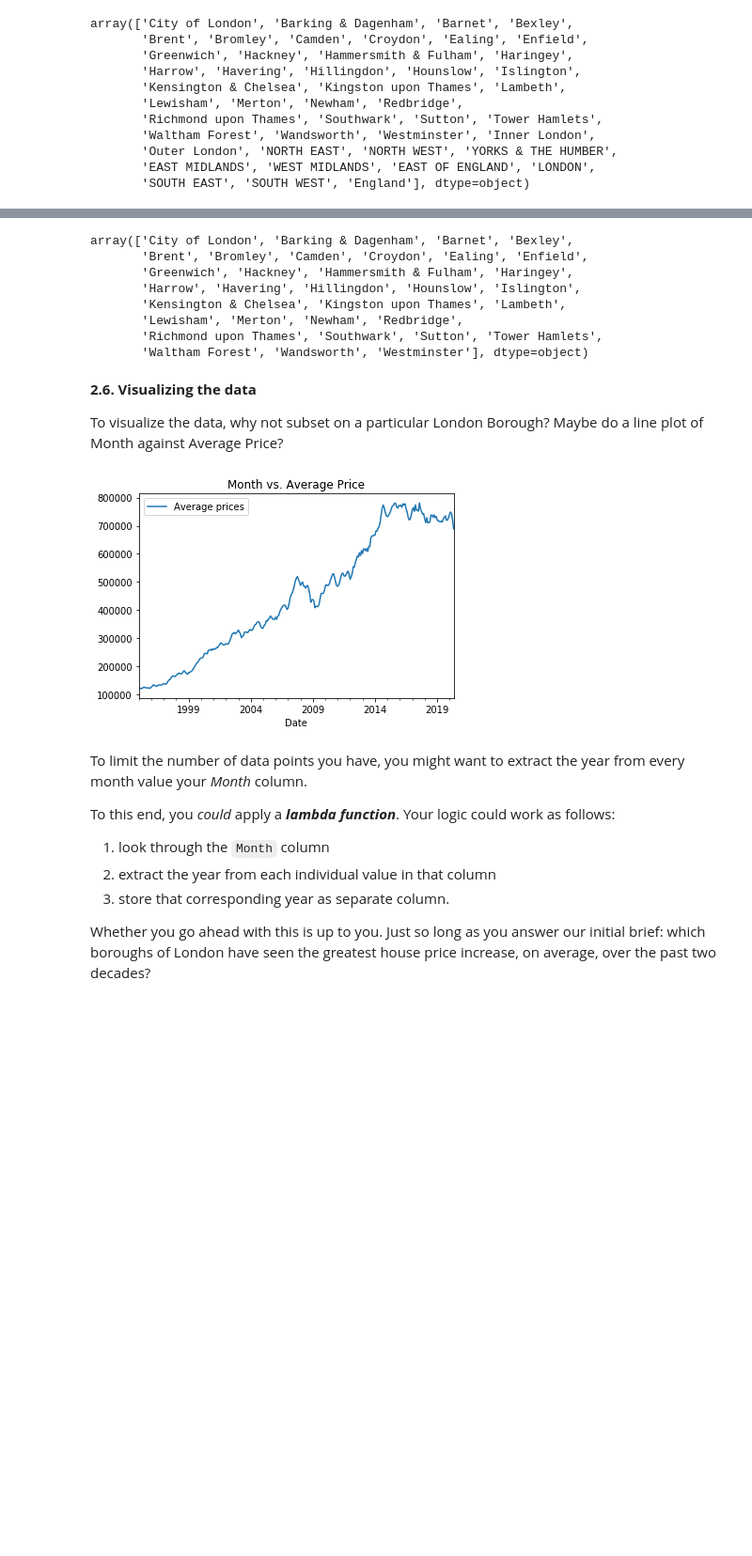
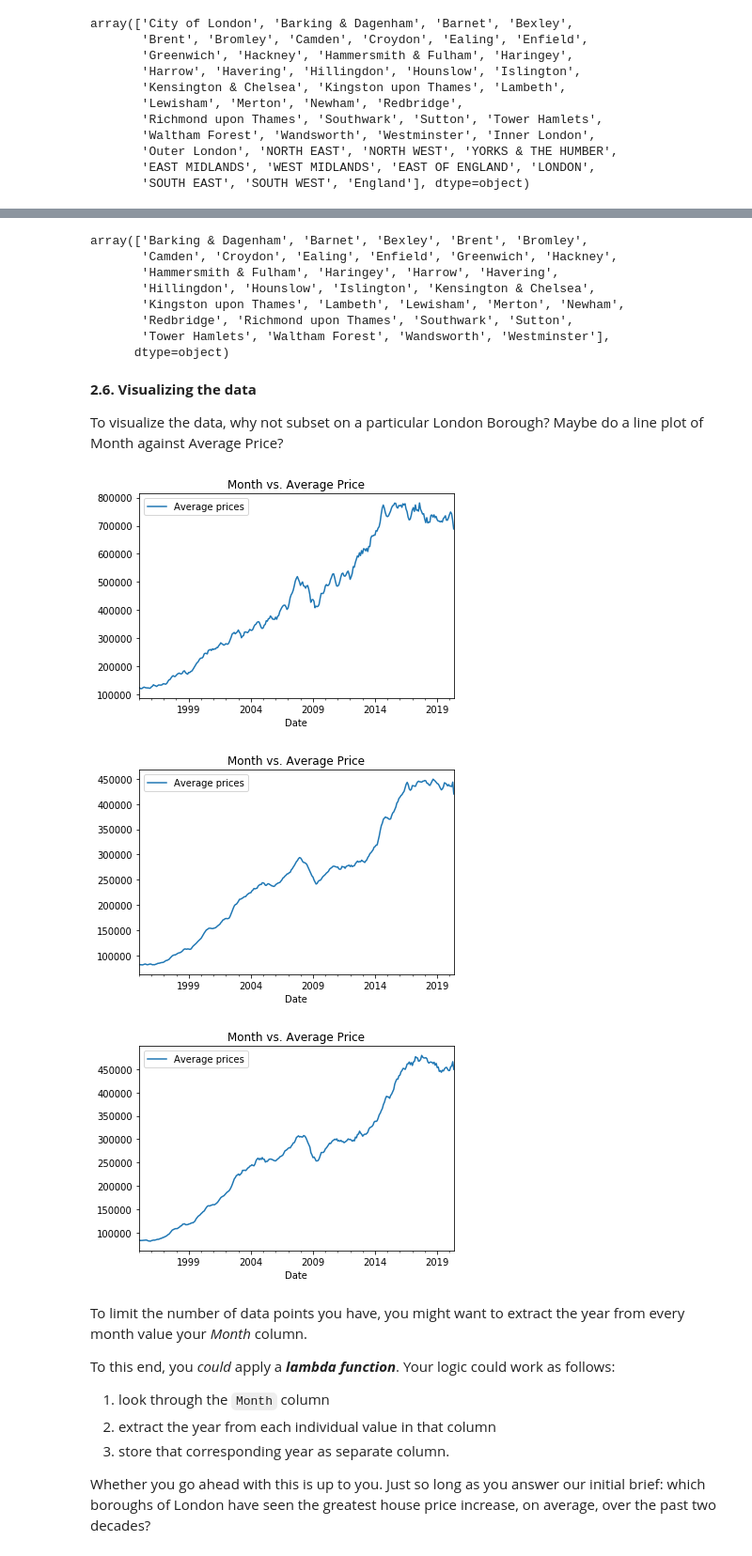
Before and after one commit to avpr2000/LondonHousing, a Jupyter notebook: Tier3_LondonHousingPrices.ipynb, the cells around one changed output, grey strips where cells are left out. Shown at 94% size. Drawn from its saved outputs; the diff is of its cells as text; code cells hidden in the pictures; blank space fills up the shorter version.

```diff
--- a/Tier3_LondonHousingPrices.ipynb
+++ b/Tier3_LondonHousingPrices.ipynb
@@ -312,6 +312,6 @@ final_properties.head(48)
 # %%
 # Create and drop non London Boroughs
-nonBoroughs = ['City of London', 'Barking & Dagenham', 'Barnet', 'Bexley',
+nonBoroughs = ['Barking & Dagenham', 'Barnet', 'Bexley',
                'Brent', 'Bromley', 'Camden', 'Croydon', 'Ealing', 'Enfield',
                'Greenwich', 'Hackney', 'Hammersmith & Fulham', 'Haringey',
                'Harrow', 'Havering', 'Hillingdon', 'Hounslow', 'Islington',
@@ -320,32 +320,38 @@ nonBoroughs = ['City of London', 'Barking & Dagenham', 'Barnet', 'Bexley',
                'Richmond upon Thames', 'Southwark', 'Sutton', 'Tower Hamlets',
                'Waltham Forest', 'Wandsworth', 'Westminster']
 
-# drop non London Boroughs
+# drop non London Boroughs - 'City of London' is also a Non Borough, read Wikipedia
 final_properties = final_properties[final_properties['London_Borough'].isin(nonBoroughs)]
 
 final_properties['London_Borough'].unique()
 # %% [output]
-array(['City of London', 'Barking & Dagenham', 'Barnet', 'Bexley',
-       'Brent', 'Bromley', 'Camden', 'Croydon', 'Ealing', 'Enfield',
-       'Greenwich', 'Hackney', 'Hammersmith & Fulham', 'Haringey',
-       'Harrow', 'Havering', 'Hillingdon', 'Hounslow', 'Islington',
-       'Kensington & Chelsea', 'Kingston upon Thames', 'Lambeth',
-       'Lewisham', 'Merton', 'Newham', 'Redbridge',
-       'Richmond upon Thames', 'Southwark', 'Sutton', 'Tower Hamlets',
-       'Waltham Forest', 'Wandsworth', 'Westminster'], dtype=object)
+array(['Barking & Dagenham', 'Barnet', 'Bexley', 'Brent', 'Bromley',
+       'Camden', 'Croydon', 'Ealing', 'Enfield', 'Greenwich', 'Hackney',
+       'Hammersmith & Fulham', 'Haringey', 'Harrow', 'Havering',
+       'Hillingdon', 'Hounslow', 'Islington', 'Kensington & Chelsea',
+       'Kingston upon Thames', 'Lambeth', 'Lewisham', 'Merton', 'Newham',
+       'Redbridge', 'Richmond upon Thames', 'Southwark', 'Sutton',
+       'Tower Hamlets', 'Waltham Forest', 'Wandsworth', 'Westminster'],
+      dtype=object)
 # %% [markdown]
 **2.6. Visualizing the data**
 
 To visualize the data, why not subset on a particular London Borough? Maybe do a line plot of Month against Average Price?
 # %%
-# Plot
-sub_borough = final_properties[final_properties['London_Borough'] == 'Hammersmith & Fulham']
+# Plot the PDF
+ax = final_properties[final_properties['London_Borough'] == 'Hammersmith & Fulham'].plot(x='Date', y='Average prices')
+ax1 = final_properties[final_properties['London_Borough'] == 'Bromley'].plot(x='Date', y='Average prices')
+ax2 = final_properties[final_properties['London_Borough'] == 'Harrow'].plot(x='Date', y='Average prices')
 
-sub_borough.plot(x='Date', y='Average prices')
-plt.title('Month vs. Average Price')
+ax.set_title('Month vs. Average Price')
+ax1.set_title('Month vs. Average Price')
+ax2.set_title('Month vs. Average Price')
+
 plt.show();
 # %% [output]
 [figure]
+[figure, added]
+[figure, added]
 # %% [markdown]
 To limit the number of data points you have, you might want to extract the year from every month value your *Month* column.
 
```
Also changed, not shown: parts of 12 cells of this notebook.
